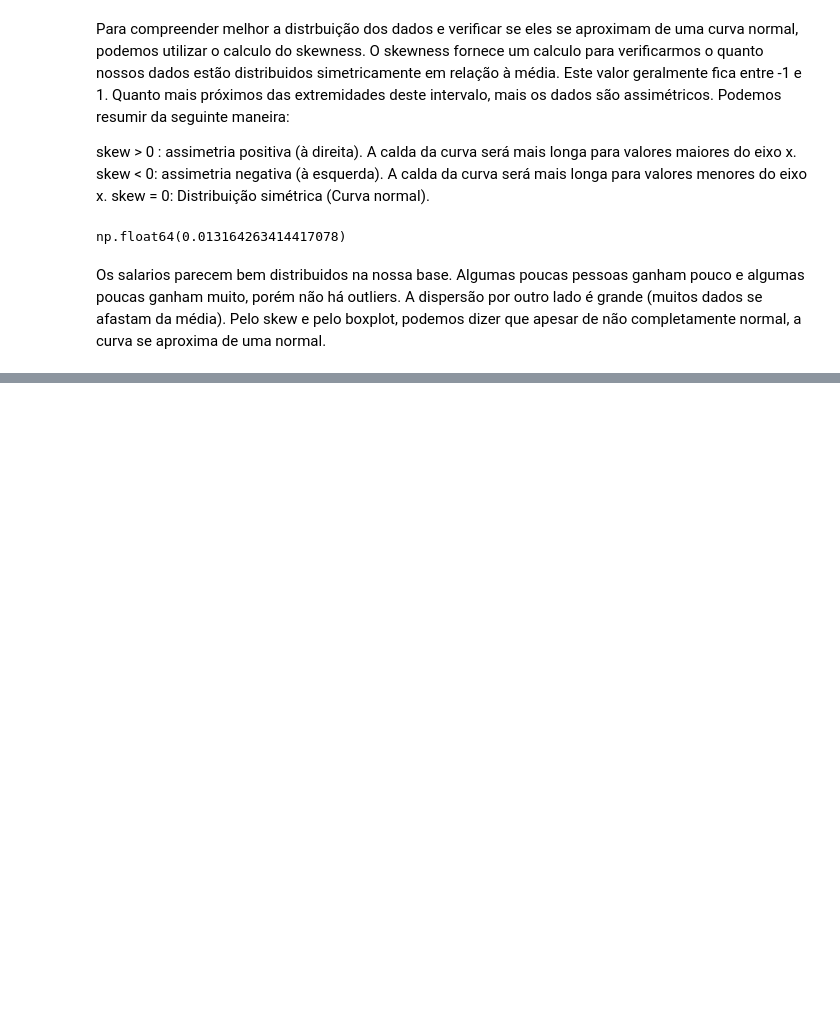
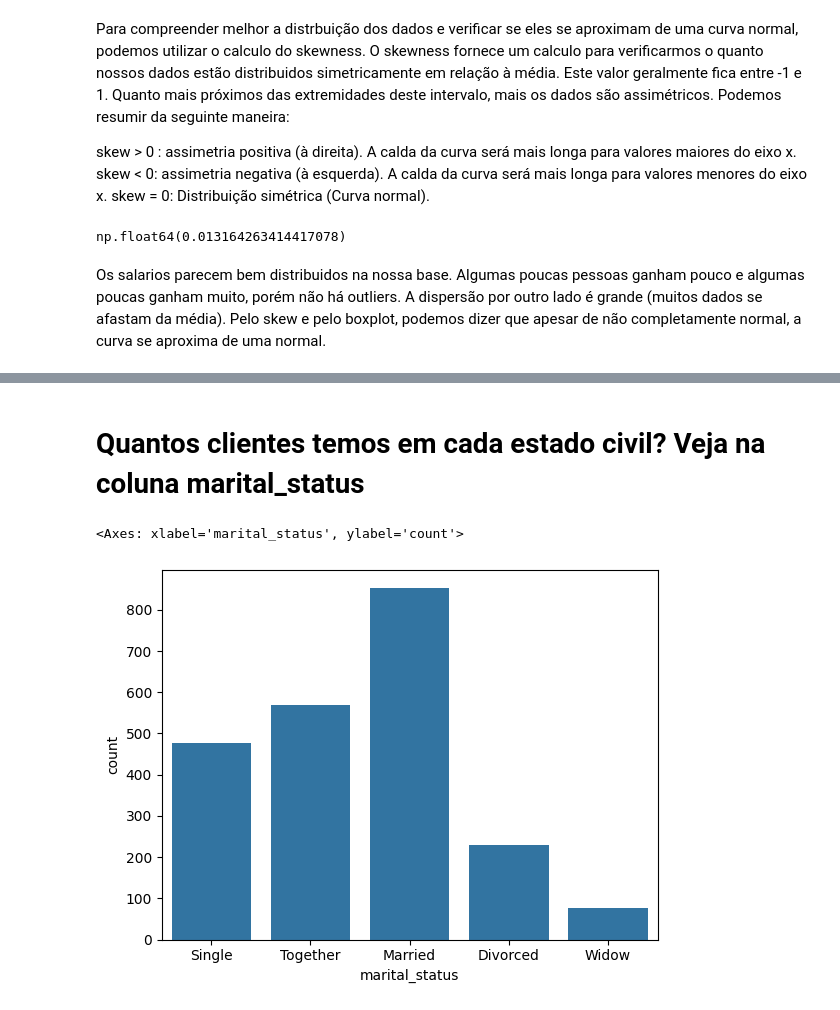
Before and after one commit to naticost/estatistica_descritiva, a Jupyter notebook: atividade.ipynb, the cells around one changed output, grey strips where cells are left out. Cells and saved outputs as stored; diff of their text form; code cells hidden in the pictures; blank space fills up the shorter version.

```diff
--- a/atividade.ipynb
+++ b/atividade.ipynb
@@ -256,0 +265,8 @@ Pelo skew e pelo boxplot, podemos dizer que apesar de não completamente normal,
+# %% [markdown]
+# Quantos clientes temos em cada estado civil? Veja na coluna marital_status
+# %%
+#gráfico de barras por educação -  vocês podem usar a biblioteca PLOTLY também
+sns.countplot(x=df["marital_status"])
+# %% [output]
+<Axes: xlabel='marital_status', ylabel='count'>
+[figure, added]
```
Also changed, not shown: parts of 16 cells of this notebook.
